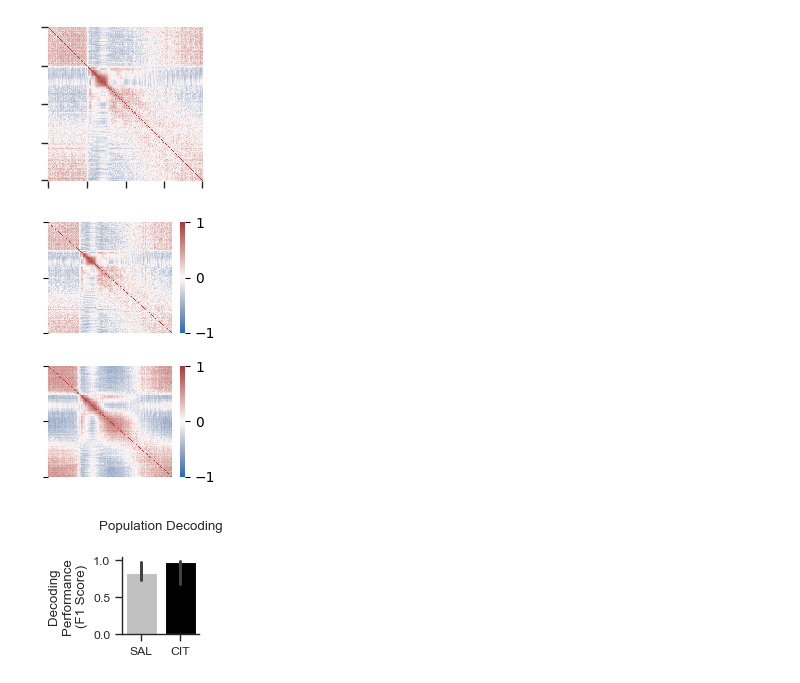
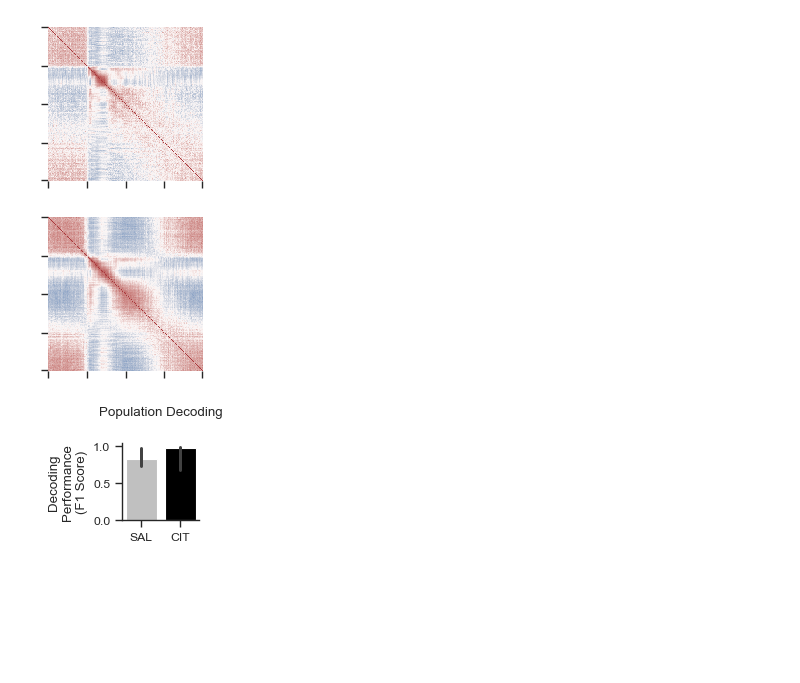
Before and after one commit to Ruairi-osul/SSRI-Interactions, a Jupyter notebook: notebooks/Foot Shock - Slow/Decode Fast Figure.ipynb, the cells around one changed output. Cells and saved outputs as stored; diff of their text form; code cells hidden in the pictures; blank space fills up the shorter version.

Commit message:
tidied up decode fast

```diff
--- a/notebooks/Foot Shock - Slow/Decode Fast Figure.ipynb
+++ b/notebooks/Foot Shock - Slow/Decode Fast Figure.ipynb
@@ -25,7 +23,7 @@ sns.set_theme(context="paper", style="ticks")
 # %%
 # load PSTH and F1 Scores
 
-neuron_types = load_derived_generic("neuron_types.csv")
+neuron_types = load_derived_generic("neuron_types.csv").query("group in ('SAL', 'CIT')")
 df_counts = pd.read_parquet(Config.derived_data_dir / "baseshock_counts_psth.parquet")
 df_psth_sal = (
     df_counts.query("group == 'SAL'")
@@ -37,35 +35,37 @@ df_psth_cit = (
 )
 
 df_f1_pop = load_derived_generic(
-    "decoding/fs_fast - pop - windows.csv"
-)
-df_f1_su = load_derived_generic(
-    "decoding/fs_fast - unit - windows.csv"
-)
+    "decoding/fs_fast - pop_specific_windows.csv"
+).merge(neuron_types[["session_name", "group"]].drop_duplicates(), )
+df_f1_unit = load_derived_generic(
+    "decoding/fs_fast - unit_specific_windows.csv"
+).merge(neuron_types[["neuron_id", "group", "neuron_type"]].drop_duplicates())
+
+fig_dir = Config.fig_dir / "decoding"
 # %%
 def plot_similarity_map(df, **figure_kwargs):
     f = plt.figure(**figure_kwargs)
     ax = f.subplots()
     similarity_map(
         df_binned_piv=df,
         z=True,
         metric="cosine",
         ax=ax,
         heatmap_kwargs=dict(cmap="vlag", vmin=-1, vmax=1, robust=True, cbar=False),
         )
     ax.set_yticks([0, 50, 100, 150, 199])
     ax.set_xticks([0, 50, 100, 150, 199])
     return f, ax
 
 
 f_sal, ax_sal = plot_similarity_map(df_psth_sal.dropna(axis=1), figsize=(2, 2))
-f_cit, ax_cit = plot_similarity_map(df_psth_sal.dropna(axis=1), figsize=(2, 2))
+f_cit, ax_cit = plot_similarity_map(df_psth_cit.dropna(axis=1), figsize=(2, 2))
 
 f_sal.savefig(fig_dir / "fs_fast_sal_similarity_map.png", bbox_inches="tight", dpi=300)
 f_cit.savefig(fig_dir / "fs_fast_cit_similarity_map.png", bbox_inches="tight", dpi=300)
 # %% [output]
 [figure]
-[figure, old version]
+[figure, new version]
 # %%
 from ssri_interactions.plots.pallets_cmaps import PAL_GREY_BLACK
 
```
Also changed, not shown: parts of 7 cells of this notebook, 1 other file.
